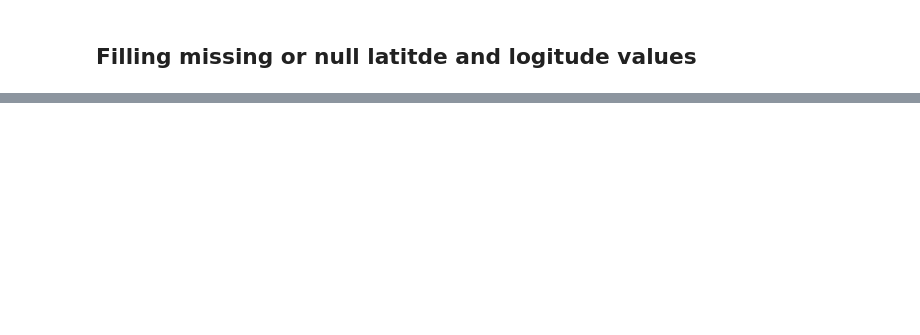
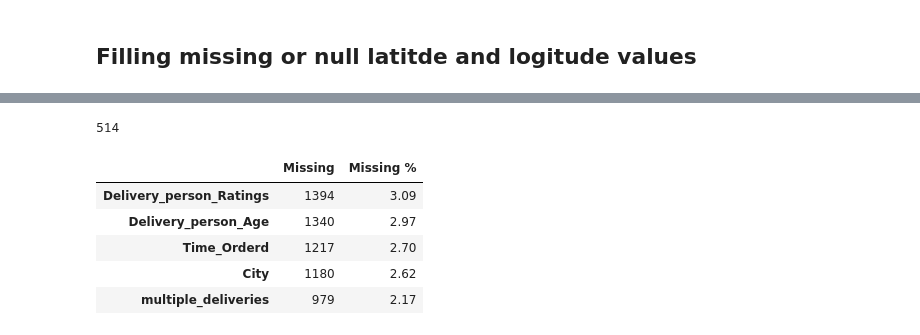
Before and after one commit to hy103/Est_food_delivery_time, a Jupyter notebook: notebooks/data_loading.ipynb, the cells around one changed output, grey strips where cells are left out. Cells and saved outputs as stored; diff of their text form; code cells hidden in the pictures; blank space fills up the shorter version.

```diff
--- a/notebooks/data_loading.ipynb
+++ b/notebooks/data_loading.ipynb
@@ -234,0 +420,23 @@ missing_values_df
+# %%
+# Number of Observations dropped
+
+df.shape[0] - df[df['TotalNaN'] < 5].shape[0]
+# %% [output]
+514
+# %%
+df = df[df['TotalNaN'] < 5]
+# %%
+MissingValues = pd.DataFrame(df.isna().sum().sort_values(ascending = False)[:5])
+
+MissingValues.rename(columns = {0 : 'Missing'}, inplace = True, errors = 'raise')
+
+MissingValues['Missing %'] = round(MissingValues['Missing'] / df.shape[0] * 100, 2)
+
+MissingValues
+# %% [output]
+|  | Missing | Missing % |
+| Delivery_person_Ratings | 1394 | 3.09 |
+| Delivery_person_Age | 1340 | 2.97 |
+| Time_Orderd | 1217 | 2.70 |
+| City | 1180 | 2.62 |
+| multiple_deliveries | 979 | 2.17 |
```
Also changed, not shown: parts of 33 cells of this notebook.
